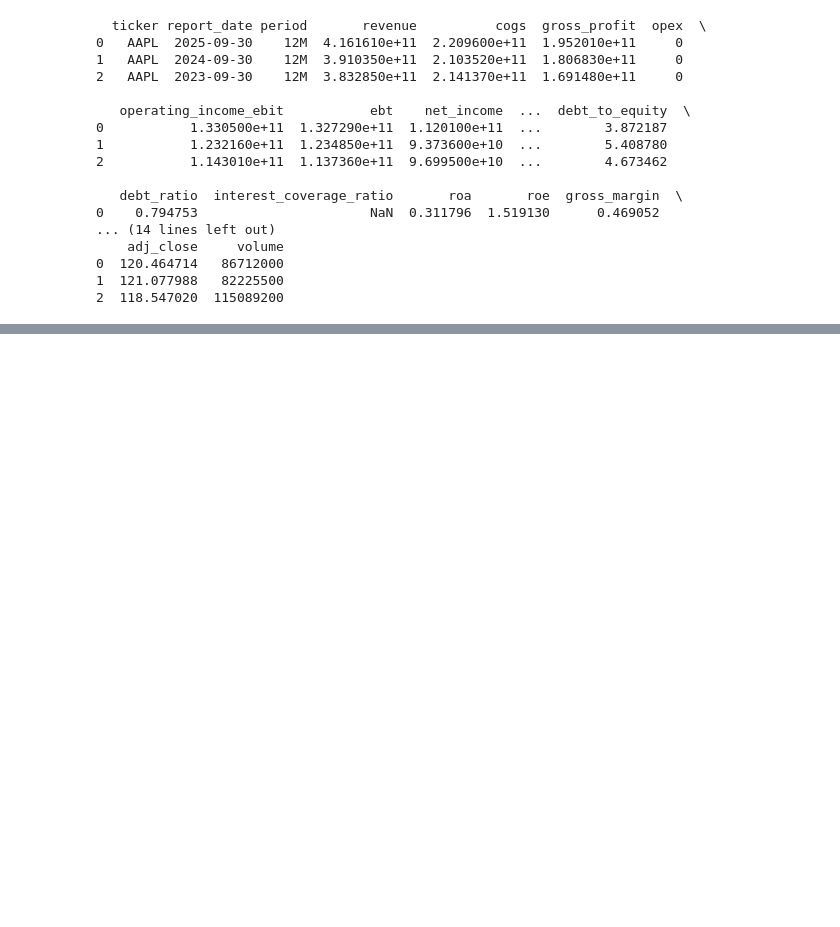
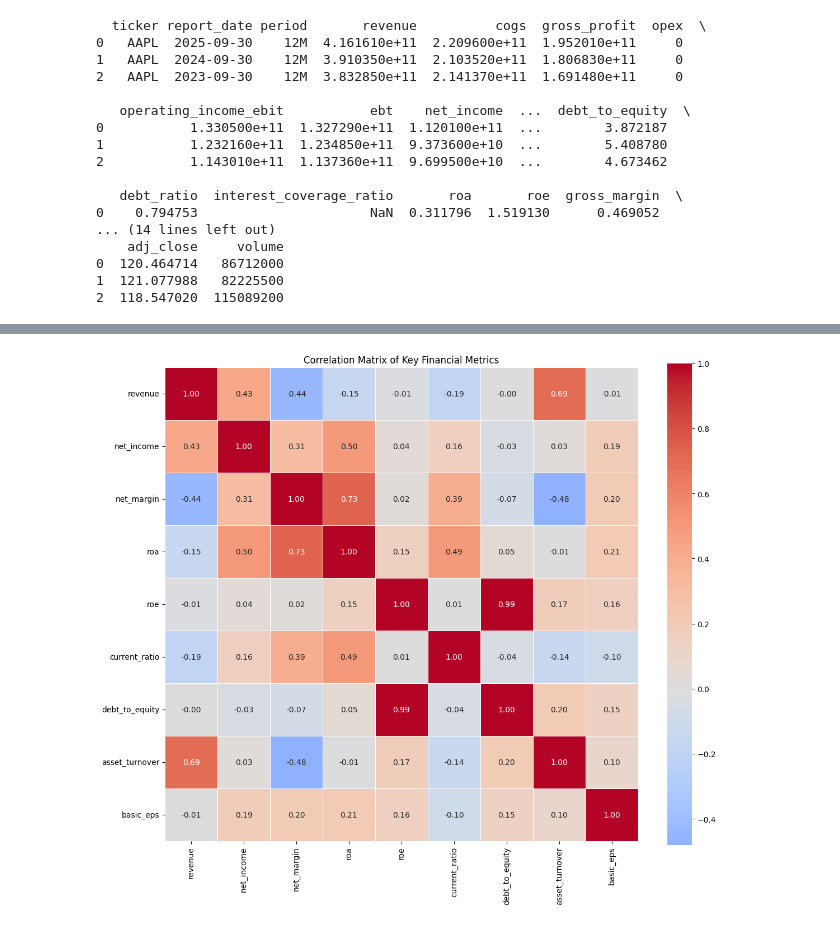
Before and after one commit to laihoangson/financial-analytic, a Jupyter notebook: backend/reports/eda_report.ipynb, the cells around one changed output, grey strips where cells are left out. Drawn from its saved outputs; the diff is of its cells as text; code cells hidden in the pictures; blank space fills up the shorter version.

```diff
--- a/backend/reports/eda_report.ipynb
+++ b/backend/reports/eda_report.ipynb
@@ -65,0 +349,16 @@ print(stock_df.head(3))
+# %%
+# Select key financial metrics for correlation
+metrics = ['revenue', 'net_income', 'net_margin', 'roa', 'roe',
+           'current_ratio', 'debt_to_equity', 'asset_turnover', 'basic_eps']
+
+corr_data = fin_df[metrics].dropna()
+correlation_matrix = corr_data.corr()
+
+plt.figure(figsize=(12, 10))
+sns.heatmap(correlation_matrix, annot=True, fmt='.2f', cmap='coolwarm',
+            center=0, square=True, linewidths=0.5)
+plt.title('Correlation Matrix of Key Financial Metrics')
+plt.tight_layout()
+plt.show()
+# %% [output]
+[figure, added]
```
Also changed, not shown: parts of 8 cells of this notebook, 4 other files.
